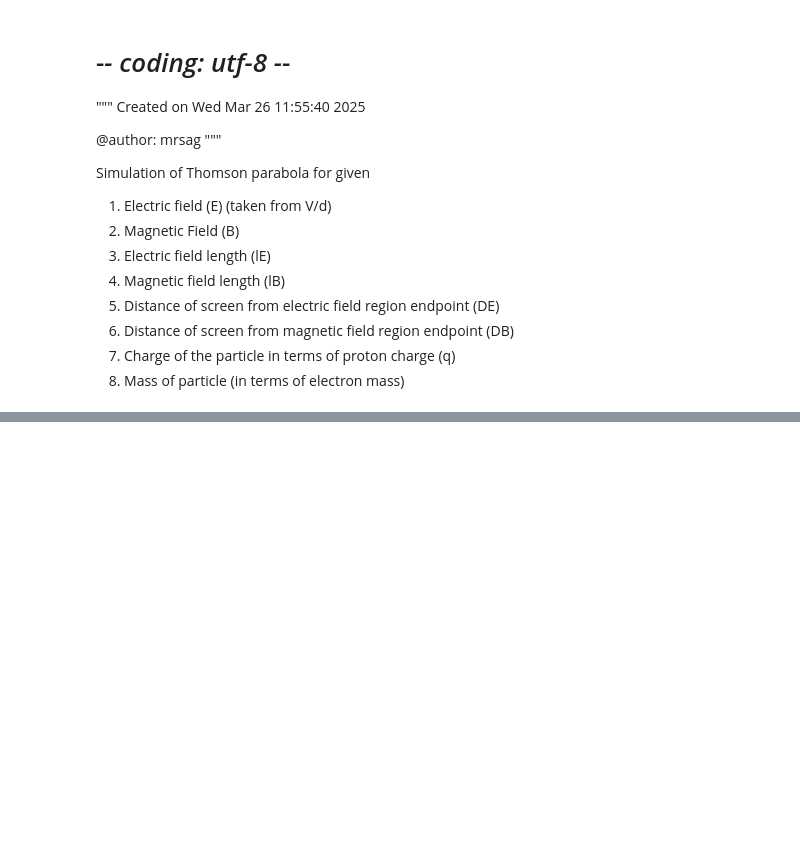
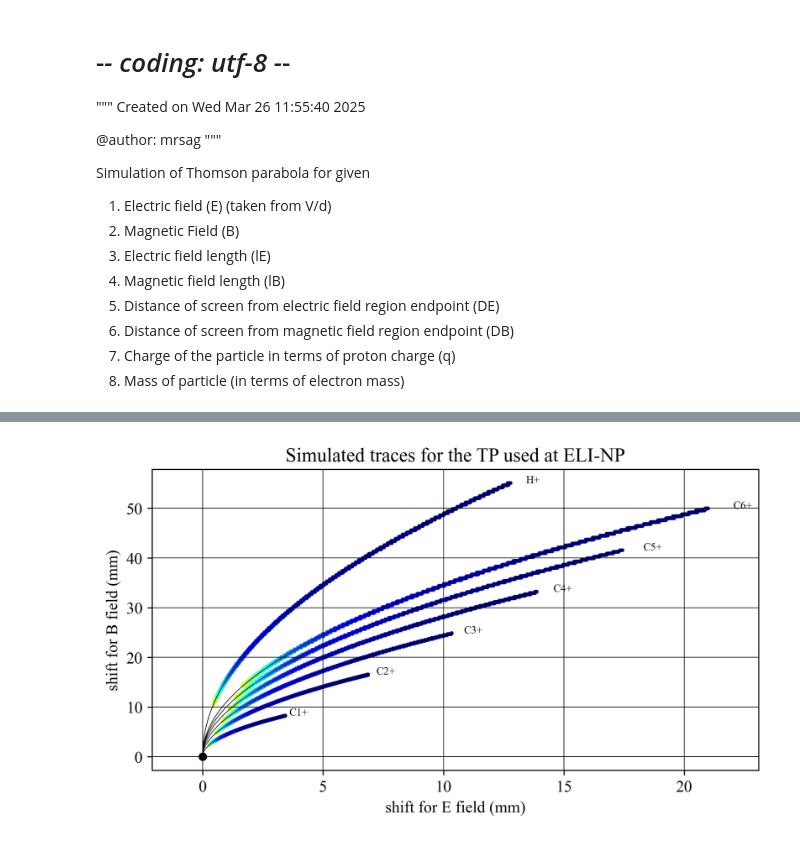
Before and after one commit to SAGAR-DAM/All_python_codes, a Jupyter notebook: lab codes/sample TP code/TP simulation multi species.ipynb, the cells around one changed output, grey strips where cells are left out. Cells and saved outputs as stored; diff of their text form; code cells hidden in the pictures; blank space fills up the shorter version.

```diff
--- a/lab codes/sample TP code/TP simulation multi species.ipynb
+++ b/lab codes/sample TP code/TP simulation multi species.ipynb
@@ -387,0 +388,42 @@ plt.show()
+# %%
+plt.figure(figsize=(8,4))
+plt.title("Simulated traces for the TP used at ELI-NP")
+for j in range(len(species)):
+    # Get sorted indices of x
+    sorted_indices = np.argsort(sx[j])
+
+    # Apply the same indices to all arrays
+    sx[j] = sx[j][sorted_indices]
+    sy[j] = sy[j][sorted_indices]
+    sE[j] = sE[j][sorted_indices]
+
+    coeffs = np.polyfit(sy[j], sx[j], 2)  # Quadratic fit
+
+    x_parabola = np.linspace(np.min(sy[j]),np.max(sy[j]),1000)
+    y_parabola = np.polyval(coeffs, x_parabola)
+
+
+    cutoff_DE = sx[j][1]
+    cutoff_DB = sy[j][1]
+    cutoff_D = np.sqrt(sx[j][1]**2 + sy[j][1]**2)
+    cutoff_E = sE[j][1]/keV_to_Joule/1000
+
+
+    plt.scatter(sx[j],sy[j],c=np.array(sE[j])/keV_to_Joule/1000,s=3,cmap="jet")
+    # plt.hist(sE[1:]/keV_to_Joule/1000,weights = np.ones_like(sE[1:])/np.histogram(sE[1:], bins=100)[0].max()*np.max(sy),bins=100)
+    plt.plot(sx[j][:1],sy[j][:1],"ko",markersize=5)
+    # plt.plot(sx[j][:2],sy[j][:2],"b-",lw=1)
+    # if(j==0):
+    #     plt.vlines(x=0, ymin=0, ymax=sy[j][1], color='red', linestyle='--')
+    #     plt.hlines(y=sy[j][1], xmin=0, xmax=sx[j][1], color='red', linestyle='--')
+    #     plt.text(x=-np.max(sx)/15,y=0,s=f"proton cutoff: {np.sqrt(sx[j][1]**2+sy[j][1]**2):.2f} mm\nE: {sE[j][1]/keV_to_Joule/1000 :.2f} MeV",rotation=90,fontsize=8)
+    plt.text(x=sx[j][-1]*1.05,y=sy[j][-1],s=f"{species[j]}", fontsize=8)
+    plt.plot(y_parabola,x_parabola,"k-",lw=0.5)
+    plt.grid(lw=0.5,color="k")
+    # plt.colorbar(label = "Energy (MeV)")
+    plt.xlabel("shift for E field (mm)")
+    plt.ylabel("shift for B field (mm)")
+    plt.xlim(-np.max(sx)/10,np.max(sx)*1.1)
+plt.show()
+# %% [output]
+[figure, added]
```
Also changed, not shown: parts of 3 cells of this notebook, 8 other files.
